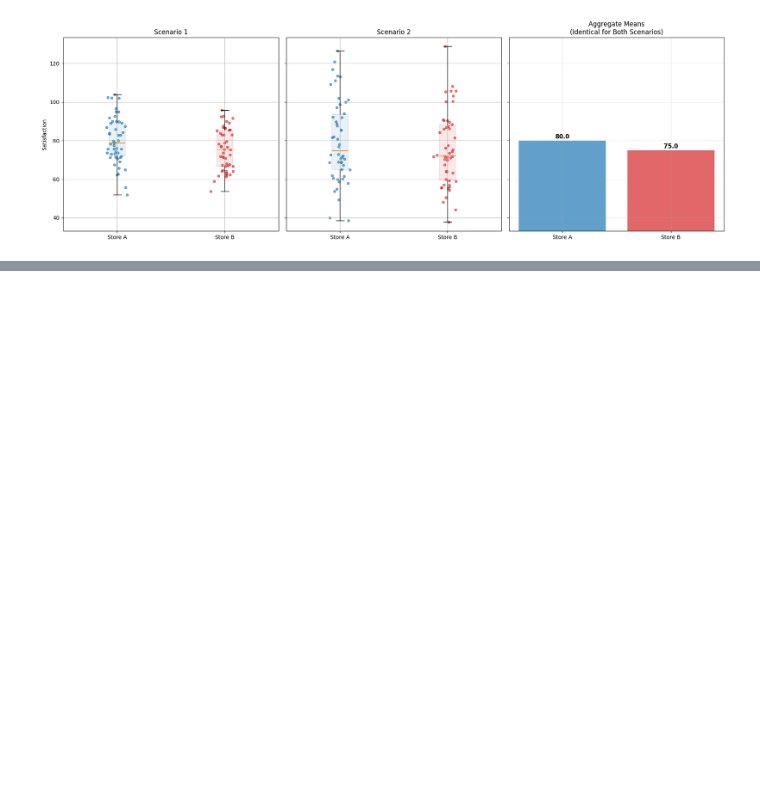
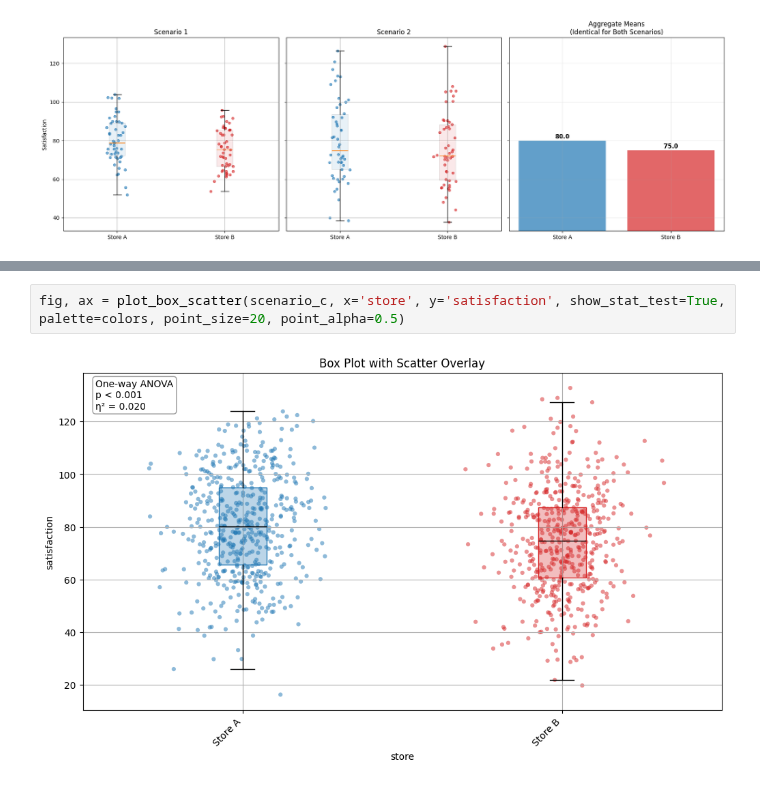
Before and after one commit to MenaWANG/mlarena, a Jupyter notebook: examples/5.case_statistical_significance_for_sme.ipynb, the cells around one changed output, grey strips where cells are left out. Saved outputs shown, nothing was run; the diff lists cells and outputs as text; blank space fills up the shorter version.

```diff
--- a/examples/5.case_statistical_significance_for_sme.ipynb
+++ b/examples/5.case_statistical_significance_for_sme.ipynb
@@ -252,0 +270,4 @@ plt.show()
+# %%
+fig, ax = plot_box_scatter(scenario_c, x='store', y='satisfaction', show_stat_test=True, palette=colors, point_size=20, point_alpha=0.5)
+# %% [output]
+[figure, added]
```
Also changed, not shown: parts of 1 cell of this notebook.
